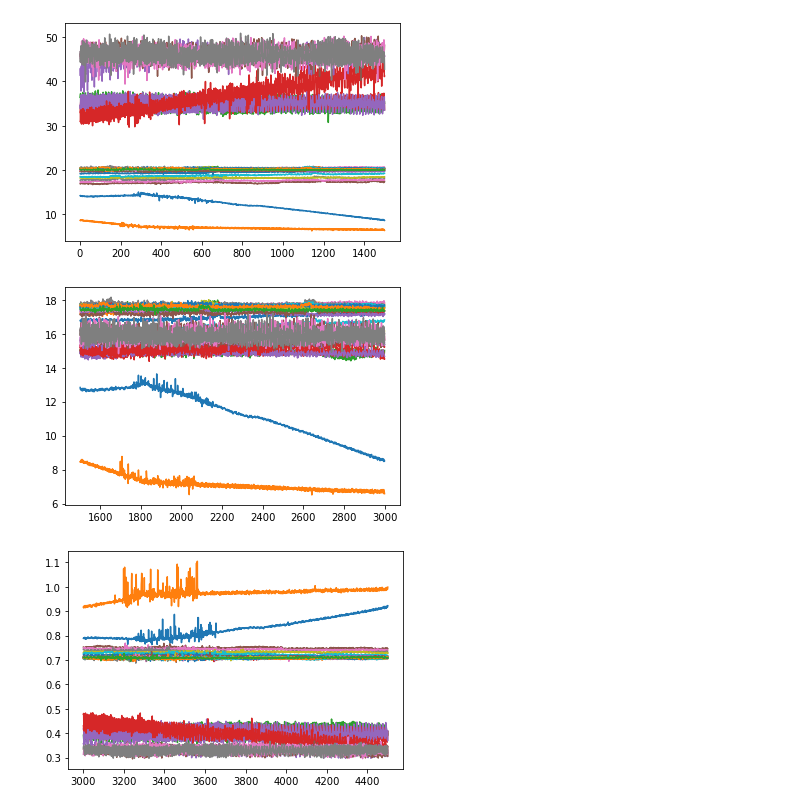
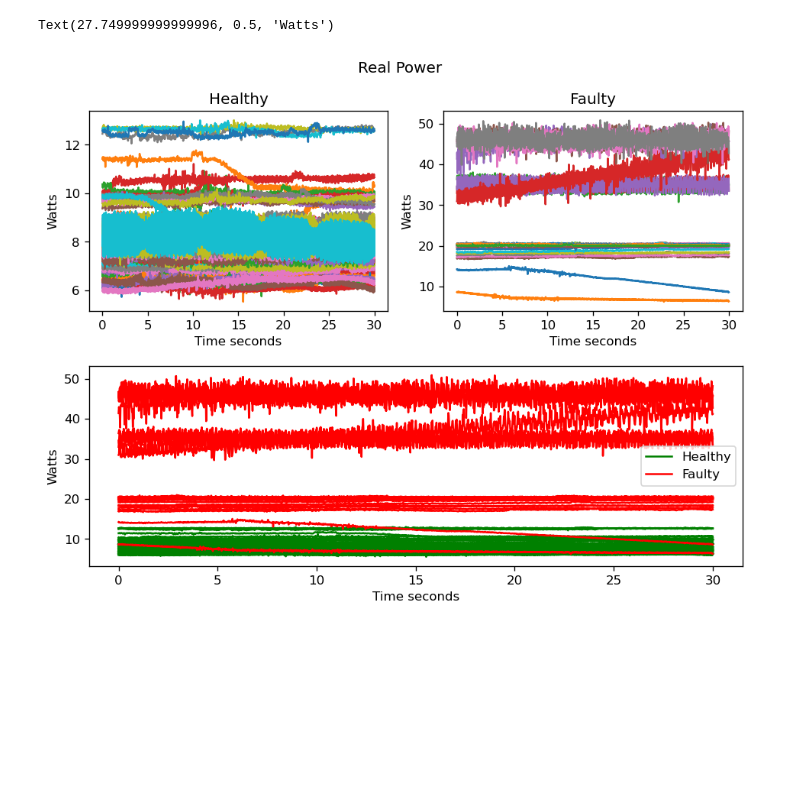
Before and after one commit to PhilipPhil/Unsupervised-Learning-for-Anomaly-Detection-in-Fleet-Based-Systems-Application-to-Air-Conditioners, a Jupyter notebook: Data.ipynb, the cells around one changed output. Drawn from its saved outputs; the diff is of its cells as text; code cells hidden in the pictures; blank space fills up the shorter version.

```diff
--- a/Data.ipynb
+++ b/Data.ipynb
@@ -24,3 +13,0 @@ for i in range(len(healthy)):
-# %%
-for i in range(len(healthy)):
-    plt.plot(healthy.iloc[i, 3000:])
@@ -29,15 +14,38 @@ for i in range(len(healthy)):
-# %%
-for i in range(len(faulty)):
-    plt.plot(faulty.iloc[i, :1500])
-# %% [output]
-[figure, removed]
-# %%
-for i in range(len(faulty)):
-    plt.plot(faulty.iloc[i, 1500:3000])
-# %% [output]
-[figure, removed]
-# %%
-for i in range(len(faulty)):
-    plt.plot(faulty.iloc[i, 3000:])
-# %% [output]
-[figure, removed]
+# %%
+plt.figure(figsize=(8, 6), dpi=120)
+plt.suptitle("Real Power")
+time = np.linspace(0,30,1500)
+
+# Healthy
+plt.subplot(2, 2, 1)
+plt.tight_layout()
+for i in range(len(healthy)):
+    plt.plot(time, healthy.iloc[i, :1500])
+plt.title("Healthy")
+plt.xlabel('Time seconds')
+plt.ylabel('Watts')
+
+# Faulty
+plt.subplot(2, 2, 2)
+plt.tight_layout()
+for i in range(len(faulty)):
+    plt.plot(time, faulty.iloc[i, :1500])
+plt.title("Faulty")
+plt.xlabel('Time seconds')
+plt.ylabel('Watts')
+
+# Both
+plt.subplot(2, 1, 2)
+plt.tight_layout()
+for i in range(len(healthy)):
+    plt.plot(time, healthy.iloc[i, :1500], 'green')
+plt.plot(time, healthy.iloc[i, :1500], 'green', label='Healthy')
+for i in range(len(faulty)):
+    plt.plot(time, faulty.iloc[i, :1500], 'red')
+plt.plot(time, faulty.iloc[i, :1500], 'red', label='Faulty')
+plt.legend(loc = 'best')
+plt.xlabel('Time seconds')
+plt.ylabel('Watts')
+# %% [output]
+Text(27.749999999999996, 0.5, 'Watts')
+[figure, added]
```
Also changed, not shown: parts of 6 cells of this notebook, 1 other file.
